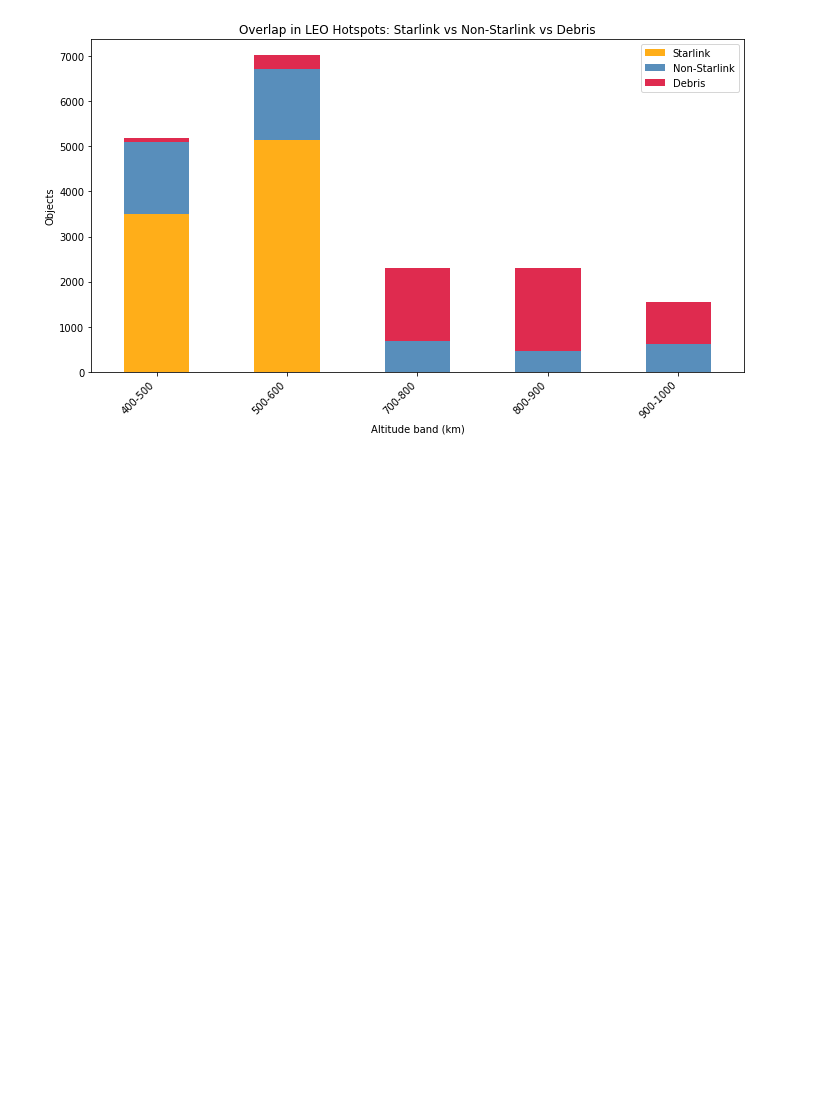
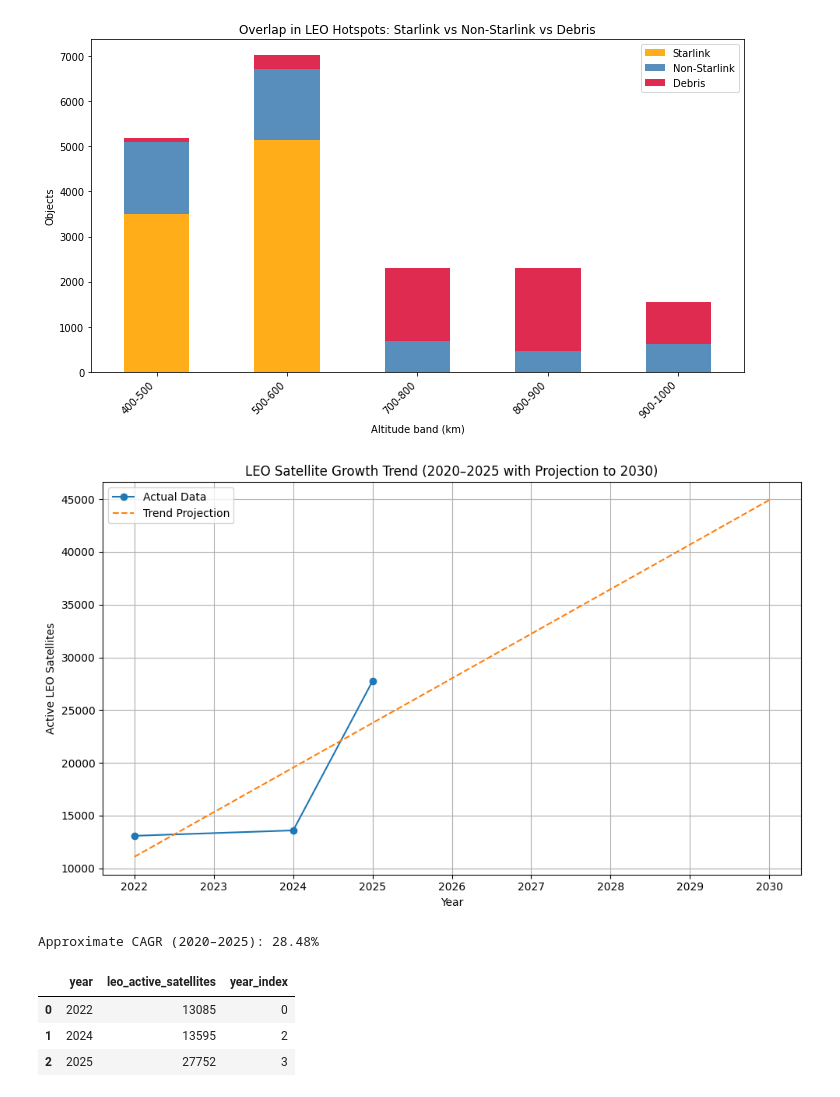
Before and after one commit to VeronicaLuisana/SpaceAware-LEO-Analysis, a Jupyter notebook: Final_udl_elset.ipynb, the cells around one changed output. Cells and saved outputs as stored; diff of their text form; code cells hidden in the pictures; blank space fills up the shorter version.

```diff
--- a/Final_udl_elset.ipynb
+++ b/Final_udl_elset.ipynb
@@ -815,3 +815,60 @@ plt.show()
 | 3 | 800 | 900 | 1825 | 1 | 472 | 2298 |
 | 4 | 900 | 1000 | 935 | 2 | 608 | 1545 |
 [figure]
+# %%
+# === Growth-trend analysis: ===
+import pandas as pd
+import matplotlib.pyplot as plt
+import numpy as np
+from sklearn.linear_model import LinearRegression
+
+# Historical LEO active satellite counts
+data = {
+    "year": [2022, 2024,2025],
+    "leo_active_satellites": [13085,13595,27752]
+}
+
+df_grow = pd.DataFrame(data)
+
+# Create a "year index" for regression (so 2020 = 0, 2021 = 1, etc.)
+df_grow["year_index"] = df_grow["year"] - df_grow["year"].min()
+
+# Independent (X) and dependent (y) variables
+X = df_grow[["year_index"]]
+y = df_grow["leo_active_satellites"]
+
+# Fit linear regression model
+model = LinearRegression().fit(X, y)
+
+# Predict for existing years + future projection to 2030
+future_years = np.arange(df_grow["year"].min(), 2031)
+future_index = future_years - df_grow["year"].min()
+y_pred = model.predict(future_index.reshape(-1, 1))
+
+# Plotting
+plt.figure(figsize=(10, 6))
+plt.plot(df_grow["year"], y, marker="o", label="Actual Data")
+plt.plot(future_years, y_pred, linestyle="--", label="Trend Projection")
+plt.xlabel("Year")
+plt.ylabel("Active LEO Satellites")
+plt.title("LEO Satellite Growth Trend (2020–2025 with Projection to 2030)")
+plt.legend()
+plt.grid(True)
+plt.tight_layout()
+plt.show()
+
+# CAGR calculation (2020 to 2025)
+start, end = df_grow["leo_active_satellites"].iloc[0], df_grow["leo_active_satellites"].iloc[-1]
+years = df_grow["year"].iloc[-1] - df_grow["year"].iloc[0]
+cagr = (end / start) ** (1 / years) - 1
+print(f"Approximate CAGR (2020–2025): {cagr:.2%}")
+# %% [output]
+[figure, added]
+Approximate CAGR (2020–2025): 28.48%
+# %%
+display(df_grow)
+# %% [output]
+|  | year | leo_active_satellites | year_index |
+| 0 | 2022 | 13085 | 0 |
+| 1 | 2024 | 13595 | 2 |
+| 2 | 2025 | 27752 | 3 |
```
